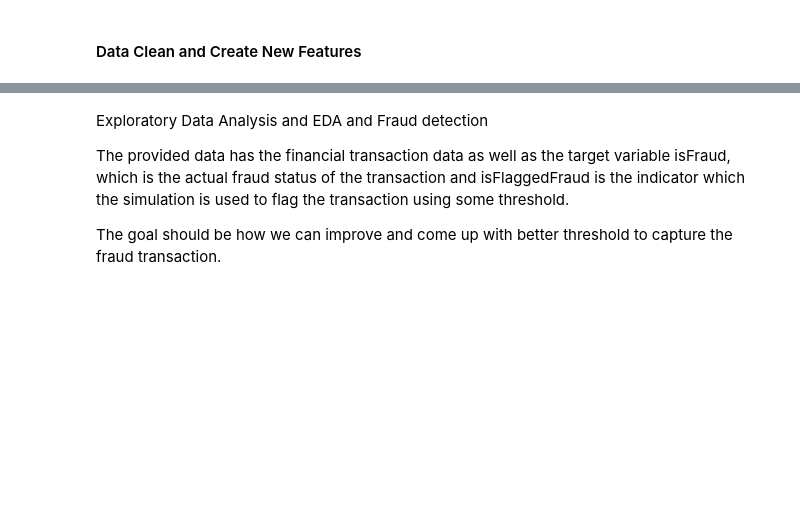
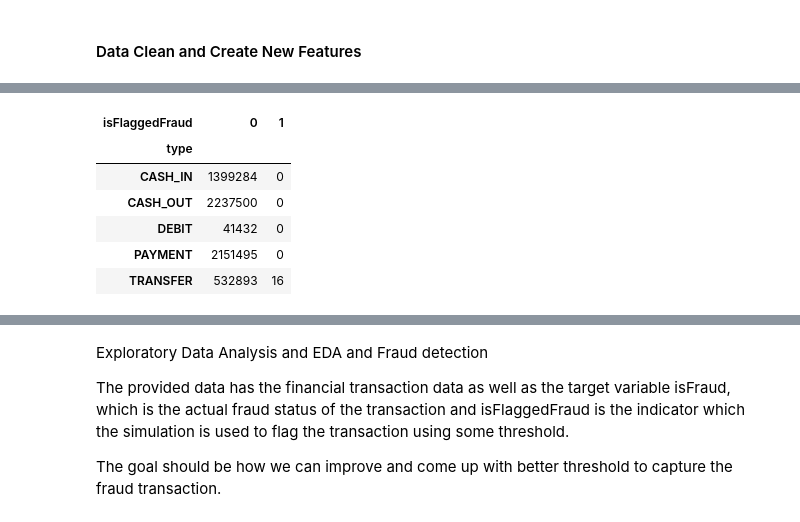
Before and after one commit to SurakshaRegmi/Project-4, a Jupyter notebook: Project_4_micah.ipynb, the cells around one changed output, grey strips where cells are left out. Cells and saved outputs as stored; diff of their text form; code cells hidden in the pictures; blank space fills up the shorter version.

```diff
--- a/Project_4_micah.ipynb
+++ b/Project_4_micah.ipynb
@@ -196,0 +230,12 @@ fraud_det_df = raw_csv.copy()
+# %%
+## Show Summary of isFraud Type
+type_summary = pd.crosstab(fraud_det_df['type'], fraud_det_df['isFlaggedFraud'])
+type_summary
+# %% [output]
+| isFlaggedFraud | 0 | 1 |
+| type |  |  |
+| CASH_IN | 1399284 | 0 |
+| CASH_OUT | 2237500 | 0 |
+| DEBIT | 41432 | 0 |
+| PAYMENT | 2151495 | 0 |
+| TRANSFER | 532893 | 16 |
```
Also changed, not shown: parts of 14 cells of this notebook.
